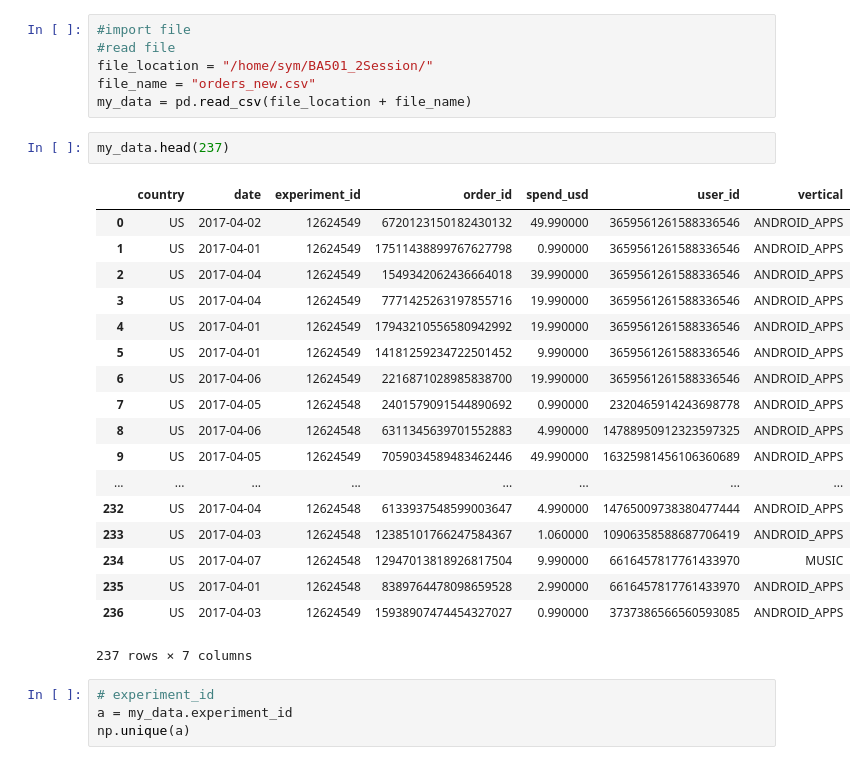
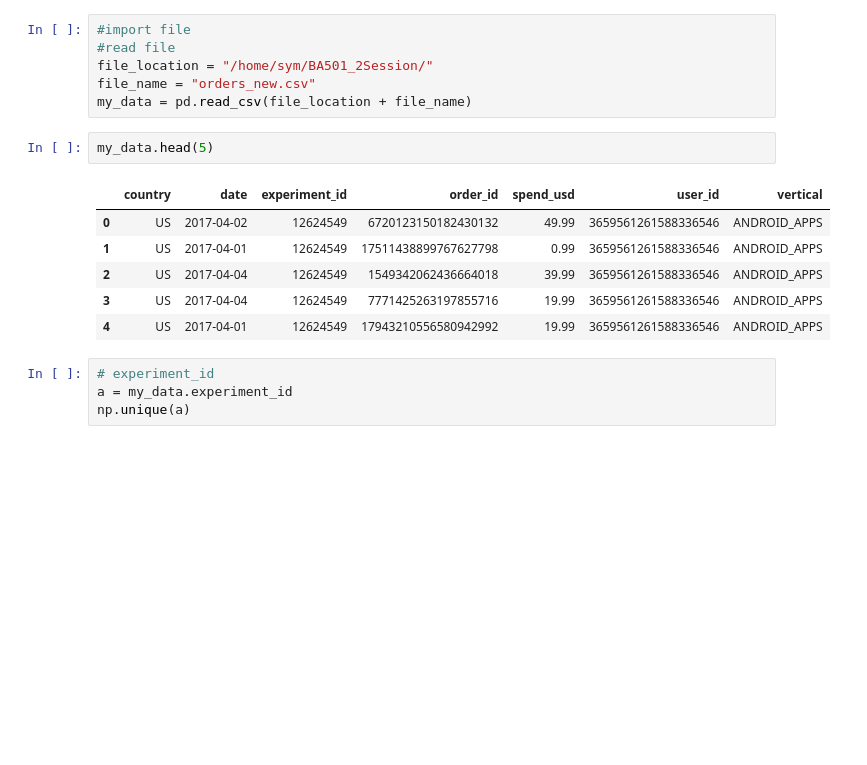
Before and after one commit to yamengsun/BA501_2Session, a Jupyter notebook: hw1.2.1_code.ipynb, the cells around one changed output. Drawn from its saved outputs; the diff is of its cells as text; blank space fills up the shorter version.

```diff
--- a/hw1.2.1_code.ipynb
+++ b/hw1.2.1_code.ipynb
@@ -11,26 +11,14 @@ file_location = "/home/sym/BA501_2Session/"
 file_name = "orders_new.csv"
 my_data = pd.read_csv(file_location + file_name)
 # %%
-my_data.head(237)
+my_data.head(5)
 # %% [output]
 |  | country | date | experiment_id | order_id | spend_usd | user_id | vertical |
-| 0 | US | 2017-04-02 | 12624549 | 6720123150182430132 | 49.990000 | 3659561261588336546 | ANDROID_APPS |
-| 1 | US | 2017-04-01 | 12624549 | 17511438899767627798 | 0.990000 | 3659561261588336546 | ANDROID_APPS |
-| 2 | US | 2017-04-04 | 12624549 | 1549342062436664018 | 39.990000 | 3659561261588336546 | ANDROID_APPS |
-| 3 | US | 2017-04-04 | 12624549 | 7771425263197855716 | 19.990000 | 3659561261588336546 | ANDROID_APPS |
-| 4 | US | 2017-04-01 | 12624549 | 17943210556580942992 | 19.990000 | 3659561261588336546 | ANDROID_APPS |
-| 5 | US | 2017-04-01 | 12624549 | 14181259234722501452 | 9.990000 | 3659561261588336546 | ANDROID_APPS |
-| 6 | US | 2017-04-06 | 12624549 | 2216871028985838700 | 19.990000 | 3659561261588336546 | ANDROID_APPS |
-| 7 | US | 2017-04-05 | 12624548 | 2401579091544890692 | 0.990000 | 2320465914243698778 | ANDROID_APPS |
-| 8 | US | 2017-04-06 | 12624548 | 6311345639701552883 | 4.990000 | 14788950912323597325 | ANDROID_APPS |
-| 9 | US | 2017-04-05 | 12624549 | 7059034589483462446 | 49.990000 | 16325981456106360689 | ANDROID_APPS |
-| ... | ... | ... | ... | ... | ... | ... | ... |
-| 232 | US | 2017-04-04 | 12624548 | 6133937548599003647 | 4.990000 | 14765009738380477444 | ANDROID_APPS |
-| 233 | US | 2017-04-03 | 12624548 | 12385101766247584367 | 1.060000 | 10906358588687706419 | ANDROID_APPS |
-| 234 | US | 2017-04-07 | 12624548 | 12947013818926817504 | 9.990000 | 6616457817761433970 | MUSIC |
-| 235 | US | 2017-04-01 | 12624548 | 8389764478098659528 | 2.990000 | 6616457817761433970 | ANDROID_APPS |
-| 236 | US | 2017-04-03 | 12624549 | 15938907474454327027 | 0.990000 | 3737386566560593085 | ANDROID_APPS |
+| 0 | US | 2017-04-02 | 12624549 | 6720123150182430132 | 49.99 | 3659561261588336546 | ANDROID_APPS |
+| 1 | US | 2017-04-01 | 12624549 | 17511438899767627798 | 0.99 | 3659561261588336546 | ANDROID_APPS |
+| 2 | US | 2017-04-04 | 12624549 | 1549342062436664018 | 39.99 | 3659561261588336546 | ANDROID_APPS |
+| 3 | US | 2017-04-04 | 12624549 | 7771425263197855716 | 19.99 | 3659561261588336546 | ANDROID_APPS |
+| 4 | US | 2017-04-01 | 12624549 | 17943210556580942992 | 19.99 | 3659561261588336546 | ANDROID_APPS |
-237 rows × 7 columns
 # %%
 # experiment_id
 a = my_data.experiment_id
```
Also changed, not shown: parts of 8 cells of this notebook.
